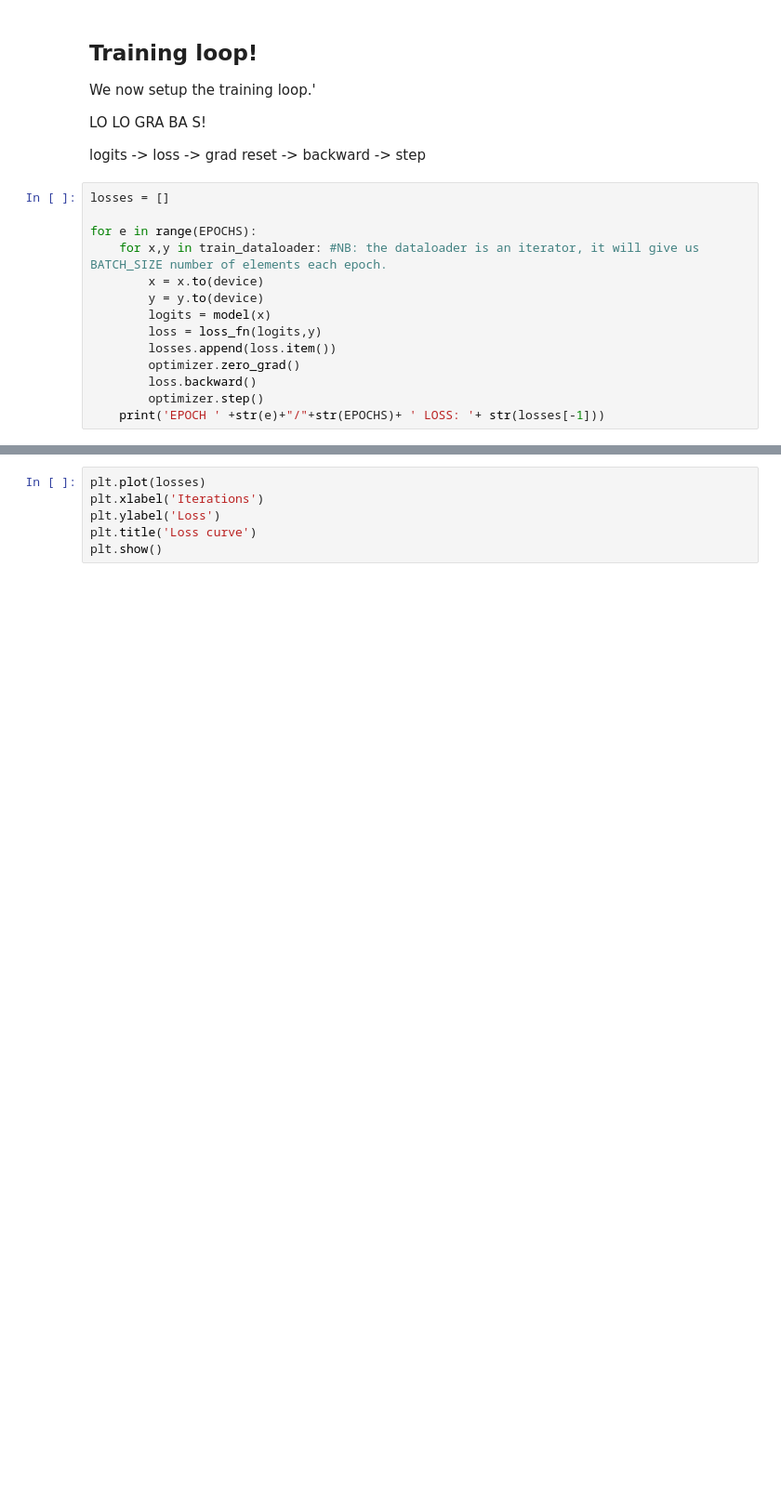
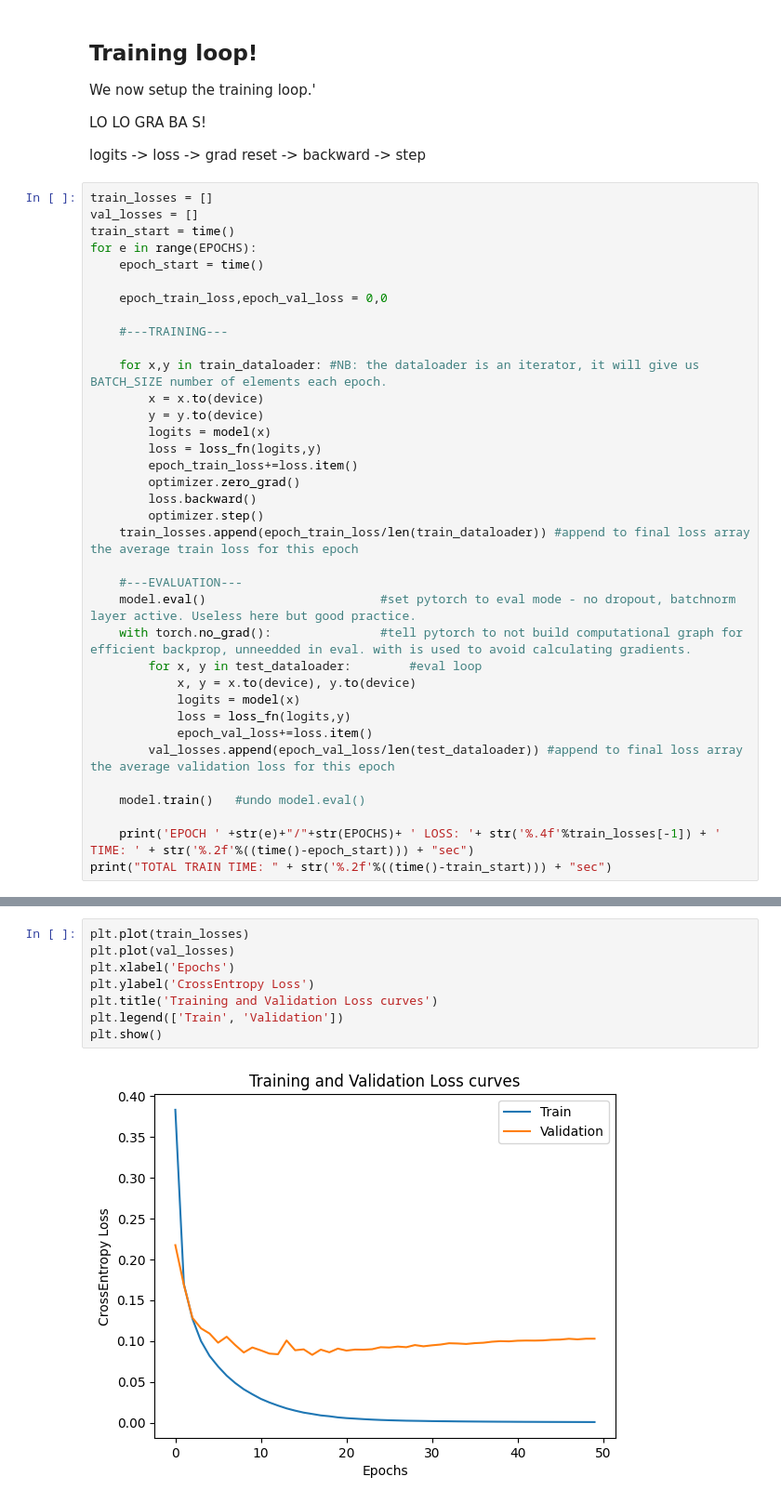
Before and after one commit to LeoPeink/MNIST, a Jupyter notebook: network.ipynb, the cells around one changed output, grey strips where cells are left out. Shown at 93% size. Saved outputs shown, nothing was run; the diff lists cells and outputs as text; blank space fills up the shorter version.

Commit message:
added per-epoch train and validation loss tracking and plotting.

```diff
--- a/network.ipynb
+++ b/network.ipynb
@@ -127,16 +142,38 @@ LO LO GRA BA S!
 
 logits -> loss -> grad reset -> backward -> step
 # %%
-losses = []
+train_losses = []
+val_losses = []
+train_start = time()
+for e in range(EPOCHS):
+    epoch_start = time()
 
-for e in range(EPOCHS):
+    epoch_train_loss,epoch_val_loss = 0,0
+
+    #---TRAINING---
+
     for x,y in train_dataloader: #NB: the dataloader is an iterator, it will give us BATCH_SIZE number of elements each epoch.
         x = x.to(device)
         y = y.to(device)
         logits = model(x)
         loss = loss_fn(logits,y)
-        losses.append(loss.item())
+        epoch_train_loss+=loss.item()
         optimizer.zero_grad()
         loss.backward()
         optimizer.step()
-    print('EPOCH ' +str(e)+"/"+str(EPOCHS)+ ' LOSS: '+ str(losses[-1]))
+    train_losses.append(epoch_train_loss/len(train_dataloader)) #append to final loss array the average train loss for this epoch
+
+    #---EVALUATION---
+    model.eval()                        #set pytorch to eval mode - no dropout, batchnorm layer active. Useless here but good practice.
+    with torch.no_grad():               #tell pytorch to not build computational graph for efficient backprop, unneedded in eval. with is used to avoid calculating gradients.
+        for x, y in test_dataloader:        #eval loop
+            x, y = x.to(device), y.to(device)
+            logits = model(x)
+            loss = loss_fn(logits,y)
+            epoch_val_loss+=loss.item()
+        val_losses.append(epoch_val_loss/len(test_dataloader)) #append to final loss array the average validation loss for this epoch
+
+    model.train()   #undo model.eval()
+
+    print('EPOCH ' +str(e)+"/"+str(EPOCHS)+ ' LOSS: '+ str('%.4f'%train_losses[-1]) + ' TIME: ' + str('%.2f'%((time()-epoch_start))) + "sec")
+print("TOTAL TRAIN TIME: " + str('%.2f'%((time()-train_start))) + "sec")
@@ -143,6 +198,10 @@ for e in range(EPOCHS):
 # %%
-plt.plot(losses)
-plt.xlabel('Iterations')
-plt.ylabel('Loss')
-plt.title('Loss curve')
+plt.plot(train_losses)
+plt.plot(val_losses)
+plt.xlabel('Epochs')
+plt.ylabel('CrossEntropy Loss')
+plt.title('Training and Validation Loss curves')
+plt.legend(['Train', 'Validation'])
 plt.show()
+# %% [output]
+[figure, added]
```
Also changed, not shown: parts of 6 cells of this notebook, 1 other file.
